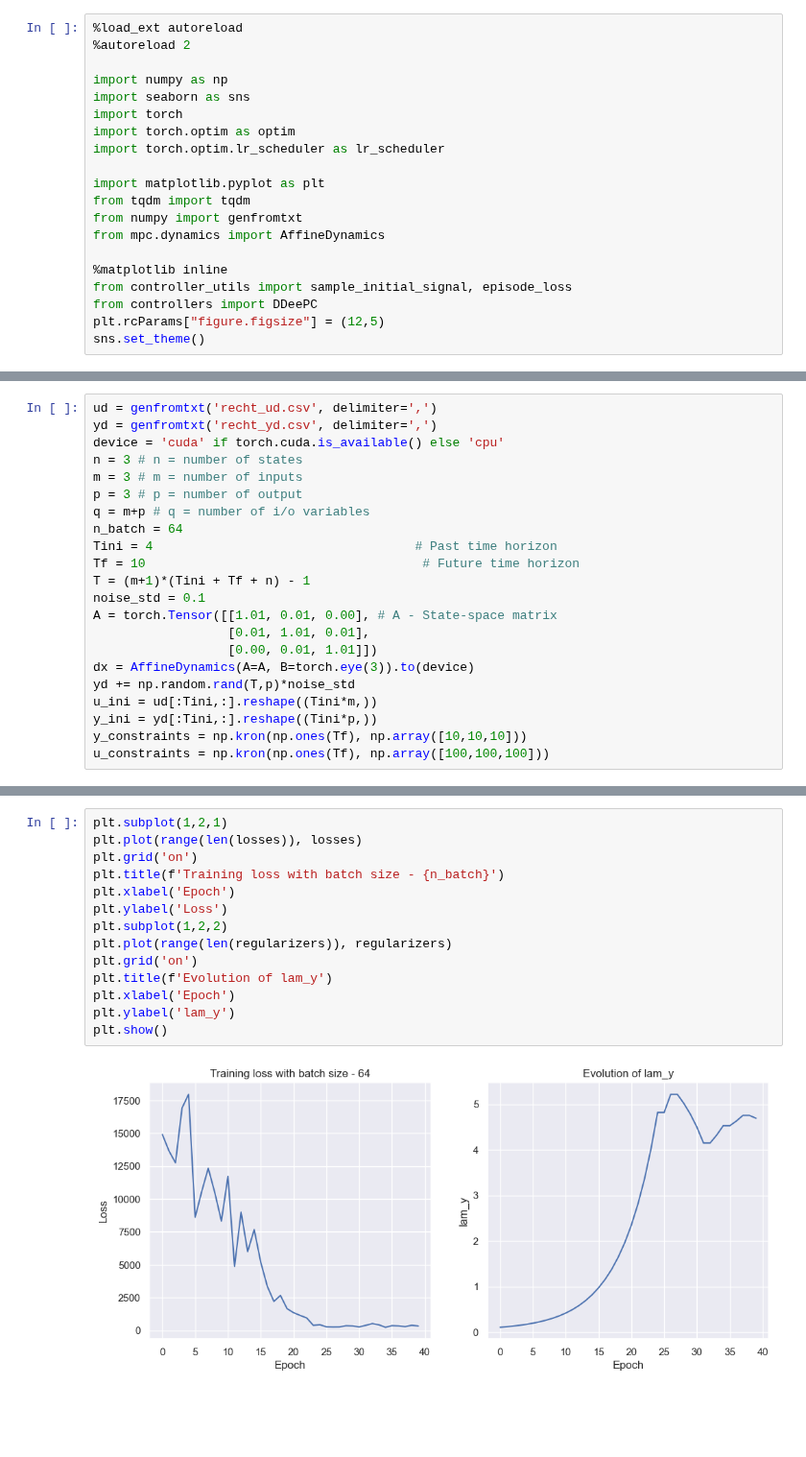
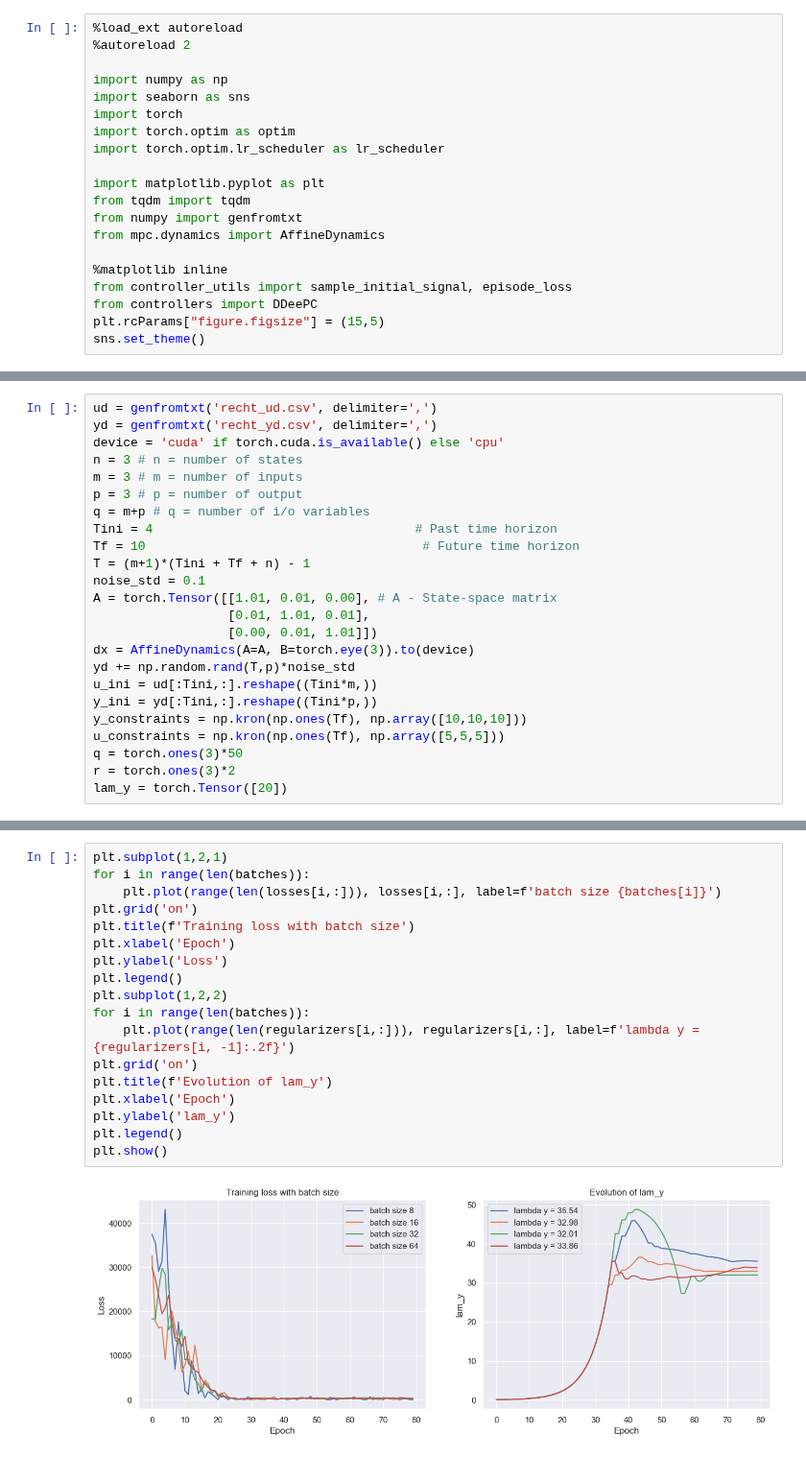
Before and after one commit to michael-cummins/DeePC-HUNT, a Jupyter notebook: src/il-deepc.ipynb, the cells around one changed output, grey strips where cells are left out. Shown at 96% size. Cells and saved outputs as stored; diff of their text form; blank space fills up the shorter version.

Commit message:
Automated experiment with different batch sizes

```diff
--- a/src/il-deepc.ipynb
+++ b/src/il-deepc.ipynb
@@ -16,5 +16,5 @@ from mpc.dynamics import AffineDynamics
 %matplotlib inline
 from controller_utils import sample_initial_signal, episode_loss
 from controllers import DDeePC
-plt.rcParams["figure.figsize"] = (12,5)
+plt.rcParams["figure.figsize"] = (15,5)
 sns.set_theme()
@@ -46,7 +26,6 @@ n = 3 # n = number of states
 m = 3 # m = number of inputs
 p = 3 # p = number of output
 q = m+p # q = number of i/o variables
-n_batch = 64
 Tini = 4                                   # Past time horizon
 Tf = 10                                     # Future time horizon
 T = (m+1)*(Tini + Tf + n) - 1
@@ -59,4 +38,7 @@ yd += np.random.rand(T,p)*noise_std
 u_ini = ud[:Tini,:].reshape((Tini*m,))
 y_ini = yd[:Tini,:].reshape((Tini*p,))
 y_constraints = np.kron(np.ones(Tf), np.array([10,10,10]))
-u_constraints = np.kron(np.ones(Tf), np.array([100,100,100]))
+u_constraints = np.kron(np.ones(Tf), np.array([5,5,5]))
+q = torch.ones(3)*50
+r = torch.ones(3)*2
+lam_y = torch.Tensor([20])
@@ -134,16 +113,20 @@ for i, count in enumerate(pbar):
 # %%
 plt.subplot(1,2,1)
-plt.plot(range(len(losses)), losses)
+for i in range(len(batches)):
+    plt.plot(range(len(losses[i,:])), losses[i,:], label=f'batch size {batches[i]}')
 plt.grid('on')
-plt.title(f'Training loss with batch size - {n_batch}')
+plt.title(f'Training loss with batch size')
 plt.xlabel('Epoch')
 plt.ylabel('Loss')
+plt.legend()
 plt.subplot(1,2,2)
-plt.plot(range(len(regularizers)), regularizers)
+for i in range(len(batches)):
+    plt.plot(range(len(regularizers[i,:])), regularizers[i,:], label=f'lambda y = {regularizers[i, -1]:.2f}')
 plt.grid('on')
 plt.title(f'Evolution of lam_y')
 plt.xlabel('Epoch')
 plt.ylabel('lam_y')
+plt.legend()
 plt.show()
 # %% [output]
-[figure, old version]
+[figure, new version]
```
Also changed, not shown: parts of 8 cells of this notebook, 2 other files.
